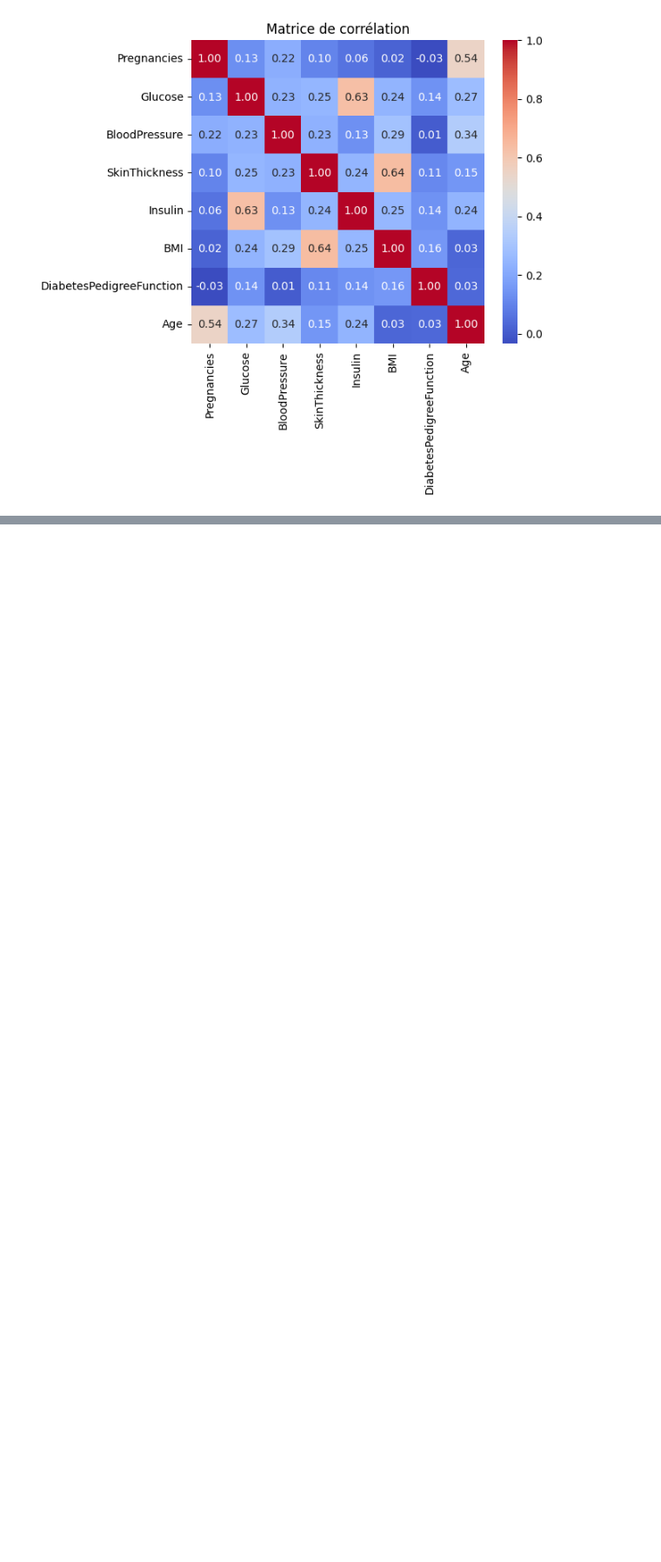
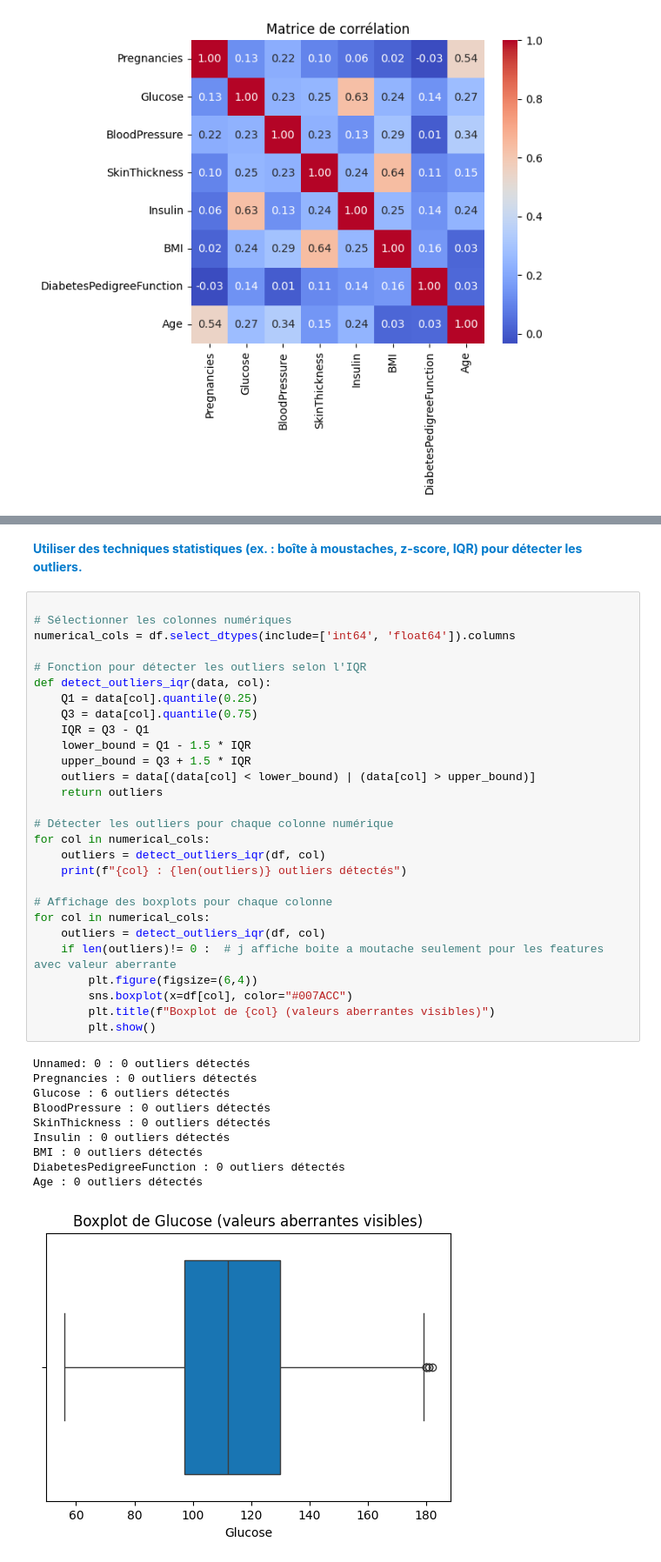
Before and after one commit to MinaELKH/breif2_AnalysePredictionRisqueDiabete, a Jupyter notebook: definitionDonnee.ipynb, the cells around one changed output, grey strips where cells are left out. Shown at 87% size. Cells and saved outputs as stored; diff of their text form; blank space fills up the shorter version.

Commit message:
les val aberrantes

```diff
--- a/definitionDonnee.ipynb
+++ b/definitionDonnee.ipynb
@@ -186,0 +195,41 @@ plt.show()
+# %% [markdown]
+<span style="color:#007ACC; font-weight:bold">Utiliser des techniques statistiques (ex. : boîte à moustaches, z-score, IQR) pour détecter les outliers. </span>
+# %%
+
+# Sélectionner les colonnes numériques
+numerical_cols = df.select_dtypes(include=['int64', 'float64']).columns
+
+# Fonction pour détecter les outliers selon l'IQR
+def detect_outliers_iqr(data, col):
+    Q1 = data[col].quantile(0.25)
+    Q3 = data[col].quantile(0.75)
+    IQR = Q3 - Q1
+    lower_bound = Q1 - 1.5 * IQR
+    upper_bound = Q3 + 1.5 * IQR
+    outliers = data[(data[col] < lower_bound) | (data[col] > upper_bound)]
+    return outliers
+
+# Détecter les outliers pour chaque colonne numérique
+for col in numerical_cols:
+    outliers = detect_outliers_iqr(df, col)
+    print(f"{col} : {len(outliers)} outliers détectés")
+
+# Affichage des boxplots pour chaque colonne
+for col in numerical_cols:
+    outliers = detect_outliers_iqr(df, col)
+    if len(outliers)!= 0 :  # j affiche boite a moutache seulement pour les features avec valeur aberrante
+        plt.figure(figsize=(6,4))
+        sns.boxplot(x=df[col], color="#007ACC")
+        plt.title(f"Boxplot de {col} (valeurs aberrantes visibles)")
+        plt.show()
+# %% [output]
+Unnamed: 0 : 0 outliers détectés
+Pregnancies : 0 outliers détectés
+Glucose : 6 outliers détectés
+BloodPressure : 0 outliers détectés
+SkinThickness : 0 outliers détectés
+Insulin : 0 outliers détectés
+BMI : 0 outliers détectés
+DiabetesPedigreeFunction : 0 outliers détectés
+Age : 0 outliers détectés
+[figure, added]
```
Also changed, not shown: parts of 6 cells of this notebook, 1 other file.
